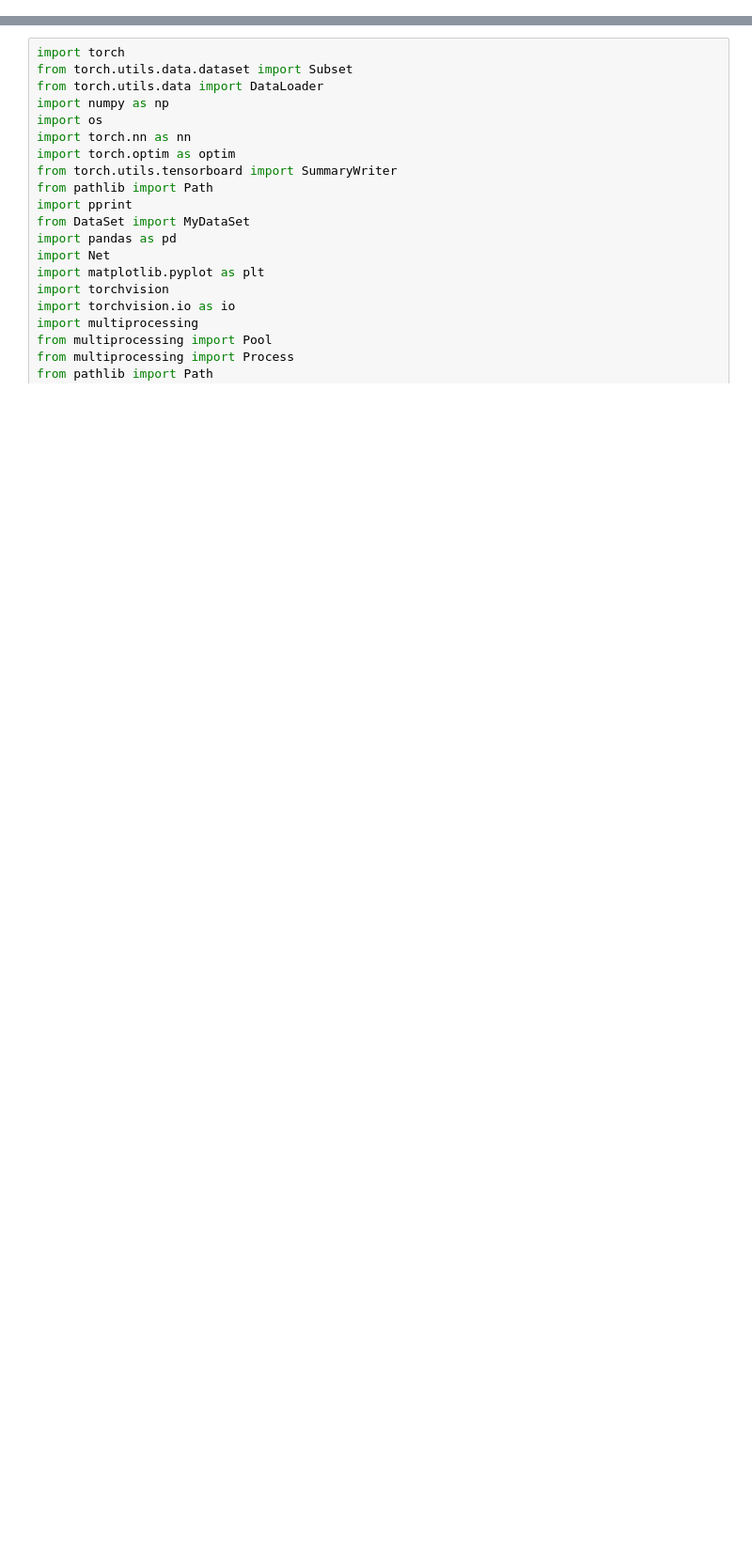
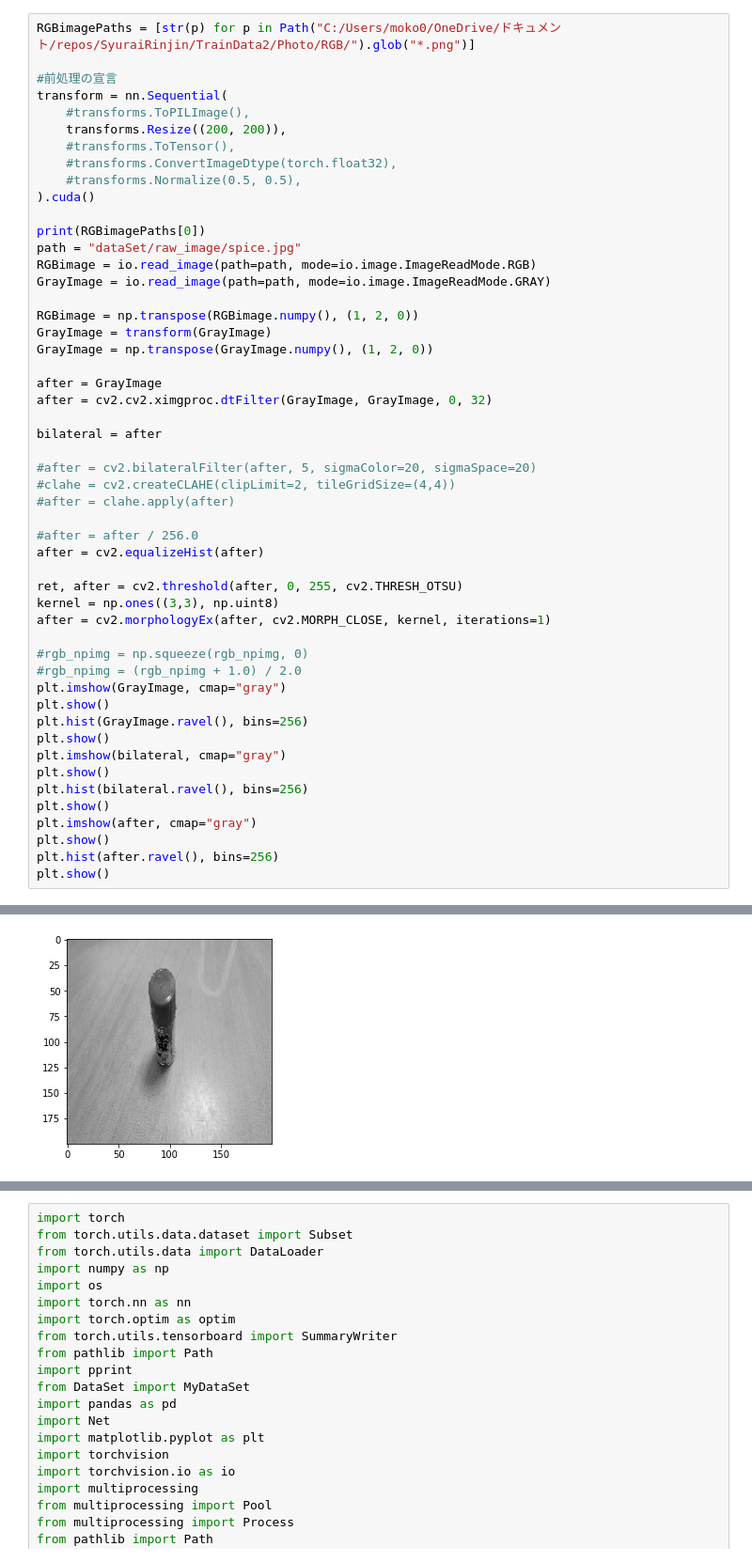
Before and after one commit to reityerukohaku2/LightPosEstimate, a Jupyter notebook: lightPos.ipynb, the cells around one changed output, grey strips where cells are left out. Shown at 94% size. Saved outputs shown, nothing was run; the diff lists cells and outputs as text; blank space fills up the shorter version.

```diff
--- a/lightPos.ipynb
+++ b/lightPos.ipynb
@@ -25 +24,53 @@ import MySampler
 import cv2
+# %%
+RGBimagePaths = [str(p) for p in Path("C:/Users/moko0/OneDrive/ドキュメント/repos/SyuraiRinjin/TrainData2/Photo/RGB/").glob("*.png")]
+
+#前処理の宣言
+transform = nn.Sequential(
+    #transforms.ToPILImage(),
+    transforms.Resize((200, 200)),
+    #transforms.ToTensor(),
+    #transforms.ConvertImageDtype(torch.float32),
+    #transforms.Normalize(0.5, 0.5),
+).cuda()
+
+print(RGBimagePaths[0])
+path = "dataSet/raw_image/spice.jpg"
+RGBimage = io.read_image(path=path, mode=io.image.ImageReadMode.RGB)
+GrayImage = io.read_image(path=path, mode=io.image.ImageReadMode.GRAY)
+
+RGBimage = np.transpose(RGBimage.numpy(), (1, 2, 0))
+GrayImage = transform(GrayImage)
+GrayImage = np.transpose(GrayImage.numpy(), (1, 2, 0))
+
+after = GrayImage
+after = cv2.cv2.ximgproc.dtFilter(GrayImage, GrayImage, 0, 32)
+
+bilateral = after
+
+#after = cv2.bilateralFilter(after, 5, sigmaColor=20, sigmaSpace=20)
+#clahe = cv2.createCLAHE(clipLimit=2, tileGridSize=(4,4))
+#after = clahe.apply(after)
+
+#after = after / 256.0
+after = cv2.equalizeHist(after)
+
+ret, after = cv2.threshold(after, 0, 255, cv2.THRESH_OTSU)
+kernel = np.ones((3,3), np.uint8)
+after = cv2.morphologyEx(after, cv2.MORPH_CLOSE, kernel, iterations=1)
+
+#rgb_npimg = np.squeeze(rgb_npimg, 0)
+#rgb_npimg = (rgb_npimg + 1.0) / 2.0
+plt.imshow(GrayImage, cmap="gray")
+plt.show()
+plt.hist(GrayImage.ravel(), bins=256)
+plt.show()
+plt.imshow(bilateral, cmap="gray")
+plt.show()
+plt.hist(bilateral.ravel(), bins=256)
+plt.show()
+plt.imshow(after, cmap="gray")
+plt.show()
+plt.hist(after.ravel(), bins=256)
+plt.show()
+# %% [output]
@@ -25,0 +78 @@ import cv2
+[figure, added]
```
Also changed, not shown: parts of 4 cells of this notebook, 4 other files.
